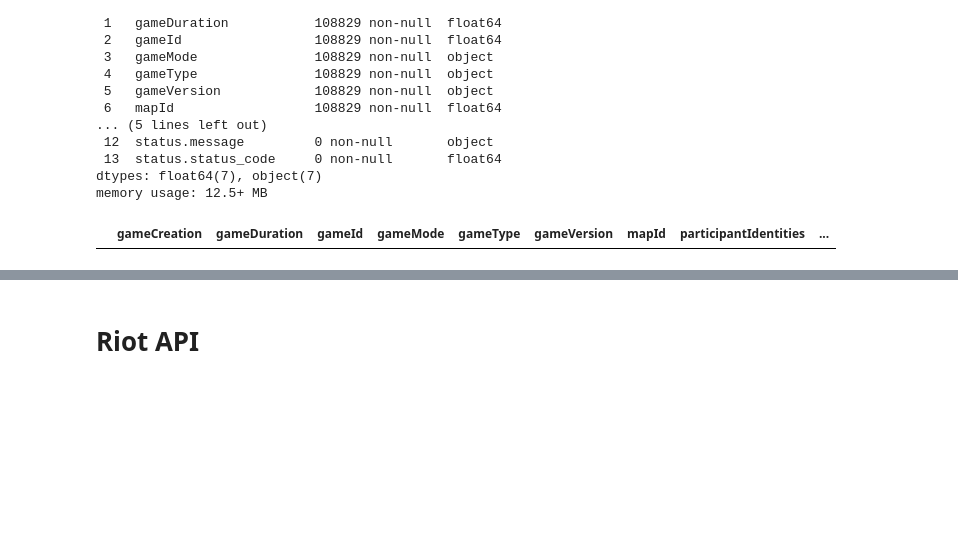
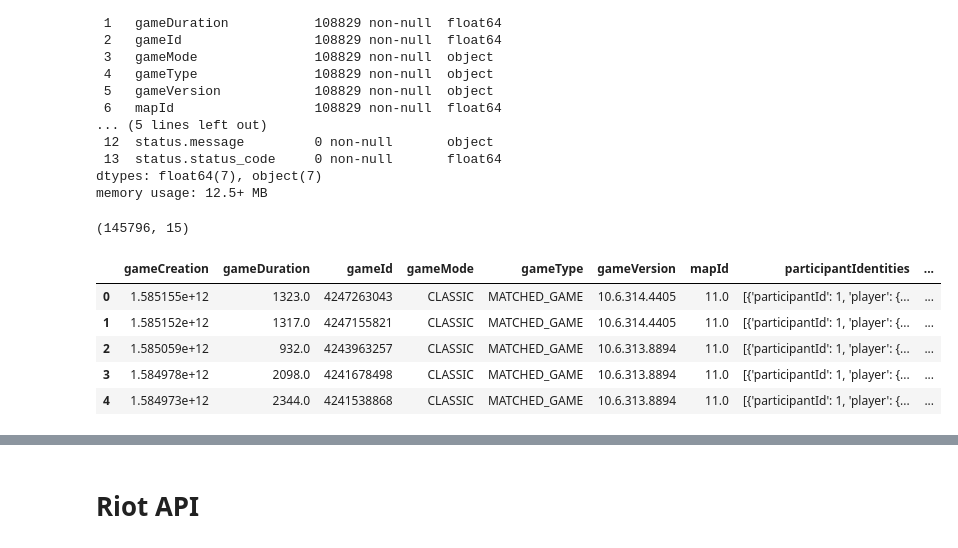
Before and after one commit to ksun0/league-of-data, a Jupyter notebook: cis545_final_project_LoL.ipynb, the cells around one changed output, grey strips where cells are left out. Saved outputs shown, nothing was run; the diff lists cells and outputs as text; code cells hidden in the pictures; blank space fills up the shorter version.

```diff
--- a/cis545_final_project_LoL.ipynb
+++ b/cis545_final_project_LoL.ipynb
@@ -1393,23 +1424,33 @@ memory usage: 12.5+ MB
 # %%
 challengergame_df = pd.read_csv('data/challenger/challenger_match.csv')
 challengergame_df2 = pd.read_csv('data/challenger/challenger_match_V2.csv')
 
 ingame_df = pd.read_pickle('data/challenger/match_data_version2.pickle')
 
 chall_game = pd.concat([challengergame_df, challengergame_df2], axis=0)
+
 chall_game_unique = chall_game.drop_duplicates('gameId')
-ingame_df['gameId'] = ingame_df['gameId'].astype('int')
 
 chall_match = pd.merge(
     ingame_df,
     chall_game_unique[['gameId', 'accountId']],
     on='gameId',
     how='left').drop(columns=['status.message', 'status.status_code']).dropna(
         axis=0)
+
 chall_match.index = range(len(chall_match))
 
+# toggle this for only challenger, or challenger AND master
+chall_match = ingame_df.copy()
+print(chall_match.shape)
 chall_match.head()
 # %% [output]
+(145796, 15)
 |  | gameCreation | gameDuration | gameId | gameMode | gameType | gameVersion | mapId | participantIdentities | ... |
+| 0 | 1.585155e+12 | 1323.0 | 4247263043 | CLASSIC | MATCHED_GAME | 10.6.314.4405 | 11.0 | [{'participantId': 1, 'player': {... | ... |
+| 1 | 1.585152e+12 | 1317.0 | 4247155821 | CLASSIC | MATCHED_GAME | 10.6.314.4405 | 11.0 | [{'participantId': 1, 'player': {... | ... |
+| 2 | 1.585059e+12 | 932.0 | 4243963257 | CLASSIC | MATCHED_GAME | 10.6.313.8894 | 11.0 | [{'participantId': 1, 'player': {... | ... |
+| 3 | 1.584978e+12 | 2098.0 | 4241678498 | CLASSIC | MATCHED_GAME | 10.6.313.8894 | 11.0 | [{'participantId': 1, 'player': {... | ... |
+| 4 | 1.584973e+12 | 2344.0 | 4241538868 | CLASSIC | MATCHED_GAME | 10.6.313.8894 | 11.0 | [{'participantId': 1, 'player': {... | ... |
 # %%
 # downloaded from https://developer.riotgames.com/docs/lol: search for champion.json
```
Also changed, not shown: parts of 51 cells of this notebook, 5 other files.
